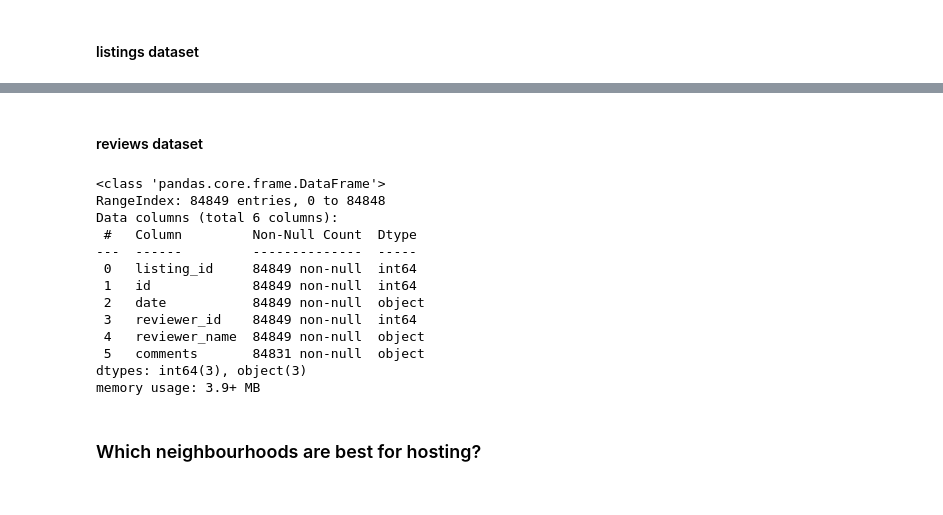
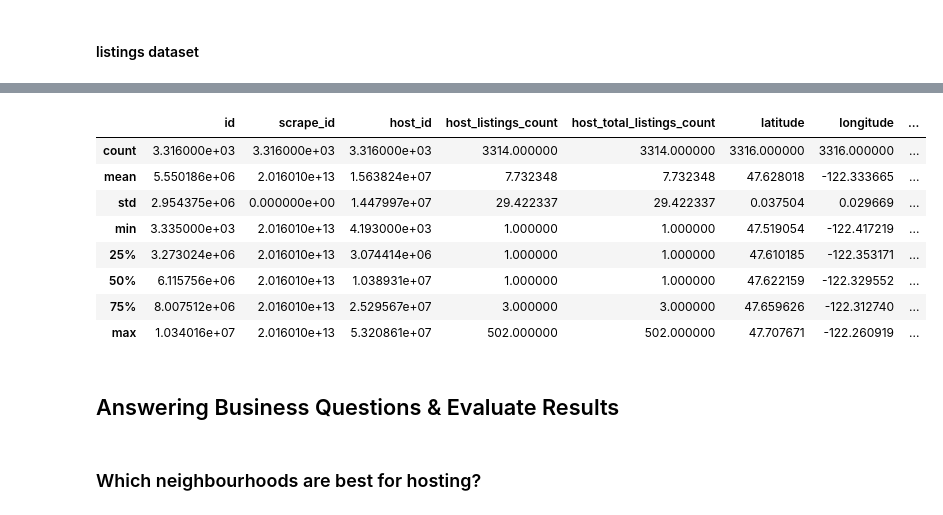
Before and after one commit to TillKuck/UDACITY_AirbnbSeattle, a Jupyter notebook: develop/airbnb_seattle.ipynb, the cells around one changed output, grey strips where cells are left out. Cells and saved outputs as stored; diff of their text form; code cells hidden in the pictures.

```diff
--- a/develop/airbnb_seattle.ipynb
+++ b/develop/airbnb_seattle.ipynb
@@ -51,9 +72,7 @@ memory usage: 43.9+ MB
 # %%
 # Transforming price column to int ($180 -> 180)
 
-df_list['price_float'] = [price.replace('$', '') for price in df_list['price']]
-df_list['price_float'] = [price.replace(',', '') for price in df_list['price_float']]
-df_list['price_float'] = df_list['price_float'].astype(float)
+df_list = price_to_float(df_list, 'price')
 # %%
 # filtering dataset for neighborhoods with at least 20 listings
 
@@ -79,21 +91,17 @@ df_list.head(3)
-# %% [markdown]
-#### reviews dataset
-# %%
-df_rev.info()
-# %% [output]
-<class 'pandas.core.frame.DataFrame'>
-RangeIndex: 84849 entries, 0 to 84848
-Data columns (total 6 columns):
- #   Column         Non-Null Count  Dtype
----  ------         --------------  -----
- 0   listing_id     84849 non-null  int64
- 1   id             84849 non-null  int64
- 2   date           84849 non-null  object
- 3   reviewer_id    84849 non-null  int64
- 4   reviewer_name  84849 non-null  object
- 5   comments       84831 non-null  object
-dtypes: int64(3), object(3)
-memory usage: 3.9+ MB
+# %%
+df_list.describe()
+# %% [output]
+|  | id | scrape_id | host_id | host_listings_count | host_total_listings_count | latitude | longitude | ... |
+| count | 3.316000e+03 | 3.316000e+03 | 3.316000e+03 | 3314.000000 | 3314.000000 | 3316.000000 | 3316.000000 | ... |
+| mean | 5.550186e+06 | 2.016010e+13 | 1.563824e+07 | 7.732348 | 7.732348 | 47.628018 | -122.333665 | ... |
+| std | 2.954375e+06 | 0.000000e+00 | 1.447997e+07 | 29.422337 | 29.422337 | 0.037504 | 0.029669 | ... |
+| min | 3.335000e+03 | 2.016010e+13 | 4.193000e+03 | 1.000000 | 1.000000 | 47.519054 | -122.417219 | ... |
+| 25% | 3.273024e+06 | 2.016010e+13 | 3.074414e+06 | 1.000000 | 1.000000 | 47.610185 | -122.353171 | ... |
+| 50% | 6.115756e+06 | 2.016010e+13 | 1.038931e+07 | 1.000000 | 1.000000 | 47.622159 | -122.329552 | ... |
+| 75% | 8.007512e+06 | 2.016010e+13 | 2.529567e+07 | 3.000000 | 3.000000 | 47.659626 | -122.312740 | ... |
+| max | 1.034016e+07 | 2.016010e+13 | 5.320861e+07 | 502.000000 | 502.000000 | 47.707671 | -122.260919 | ... |
+# %% [markdown]
+## Answering Business Questions & Evaluate Results
 # %% [markdown]
 ### Which neighbourhoods are best for hosting?
 # %% [markdown]
```
Also changed, not shown: parts of 10 cells of this notebook, 5 other files.
